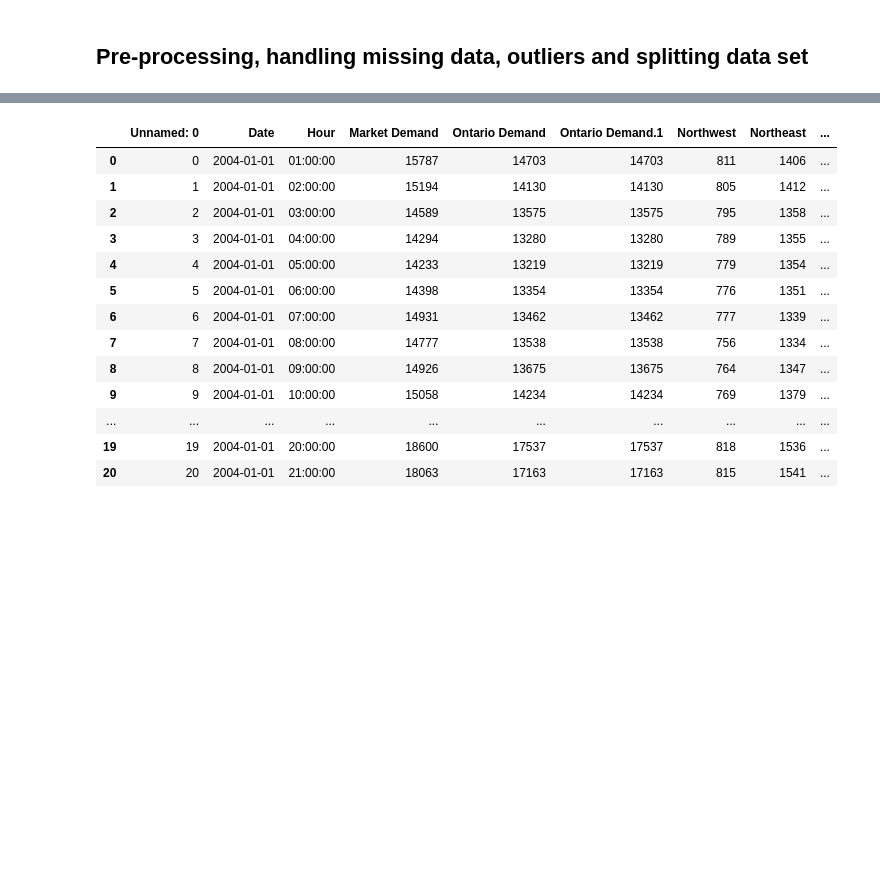
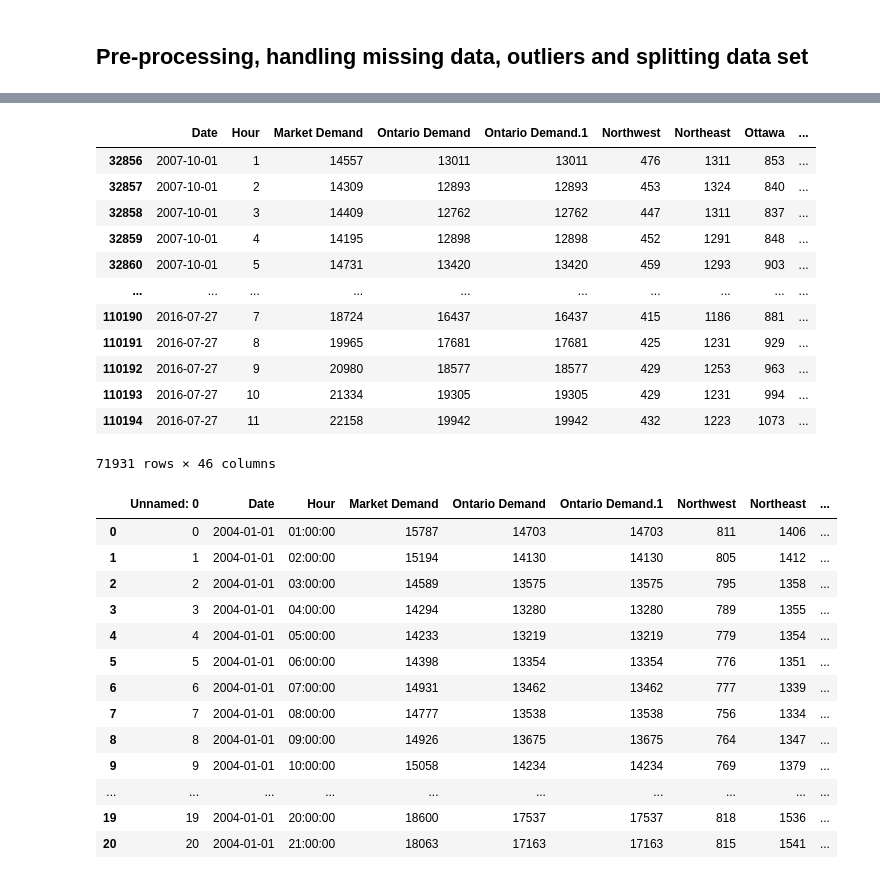
Before and after one commit to cesare-spinoso/project_432, a Jupyter notebook: Preliminary.ipynb, the cells around one changed output, grey strips where cells are left out. Drawn from its saved outputs; the diff is of its cells as text; code cells hidden in the pictures; blank space fills up the shorter version.

```diff
--- a/Preliminary.ipynb
+++ b/Preliminary.ipynb
@@ -19,0 +38,19 @@ df.head()
+# %%
+# Three columns have each entry Nan, drop those columns
+df = df.loc[:, ~df.isna().all()]
+# %%
+df[~df.isna().any(axis=1)]
+# %% [output]
+|  | Date | Hour | Market Demand | Ontario Demand | Ontario Demand.1 | Northwest | Northeast | Ottawa | ... |
+| 32856 | 2007-10-01 | 1 | 14557 | 13011 | 13011 | 476 | 1311 | 853 | ... |
+| 32857 | 2007-10-01 | 2 | 14309 | 12893 | 12893 | 453 | 1324 | 840 | ... |
+| 32858 | 2007-10-01 | 3 | 14409 | 12762 | 12762 | 447 | 1311 | 837 | ... |
+| 32859 | 2007-10-01 | 4 | 14195 | 12898 | 12898 | 452 | 1291 | 848 | ... |
+| 32860 | 2007-10-01 | 5 | 14731 | 13420 | 13420 | 459 | 1293 | 903 | ... |
+| ... | ... | ... | ... | ... | ... | ... | ... | ... | ... |
+| 110190 | 2016-07-27 | 7 | 18724 | 16437 | 16437 | 415 | 1186 | 881 | ... |
+| 110191 | 2016-07-27 | 8 | 19965 | 17681 | 17681 | 425 | 1231 | 929 | ... |
+| 110192 | 2016-07-27 | 9 | 20980 | 18577 | 18577 | 429 | 1253 | 963 | ... |
+| 110193 | 2016-07-27 | 10 | 21334 | 19305 | 19305 | 429 | 1231 | 994 | ... |
+| 110194 | 2016-07-27 | 11 | 22158 | 19942 | 19942 | 432 | 1223 | 1073 | ... |
+71931 rows × 46 columns
```
Also changed, not shown: parts of 7 cells of this notebook, 3 other files.
